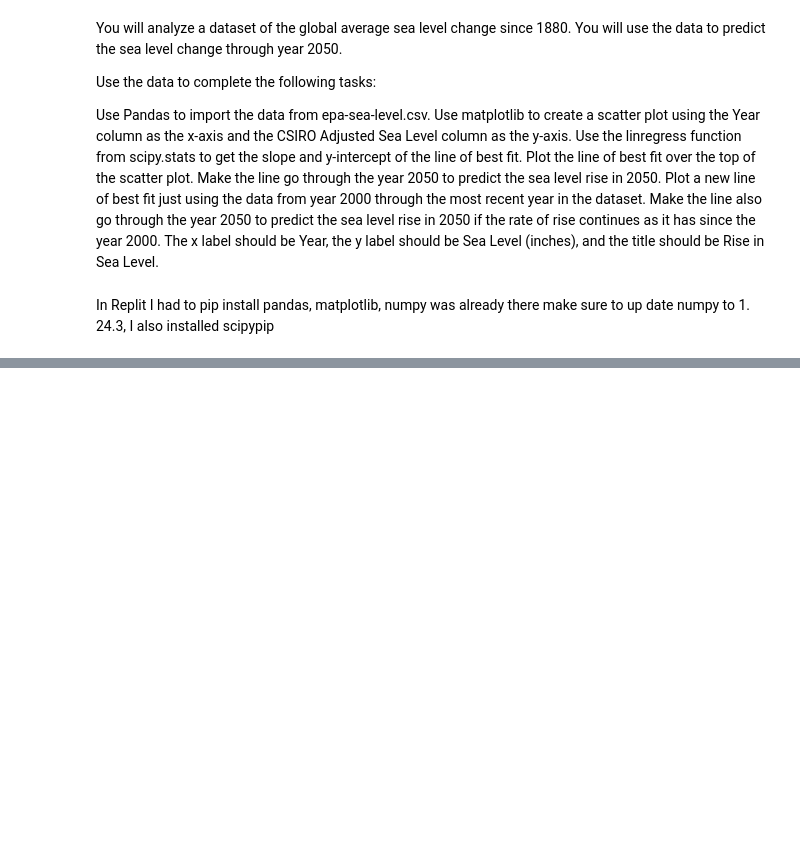
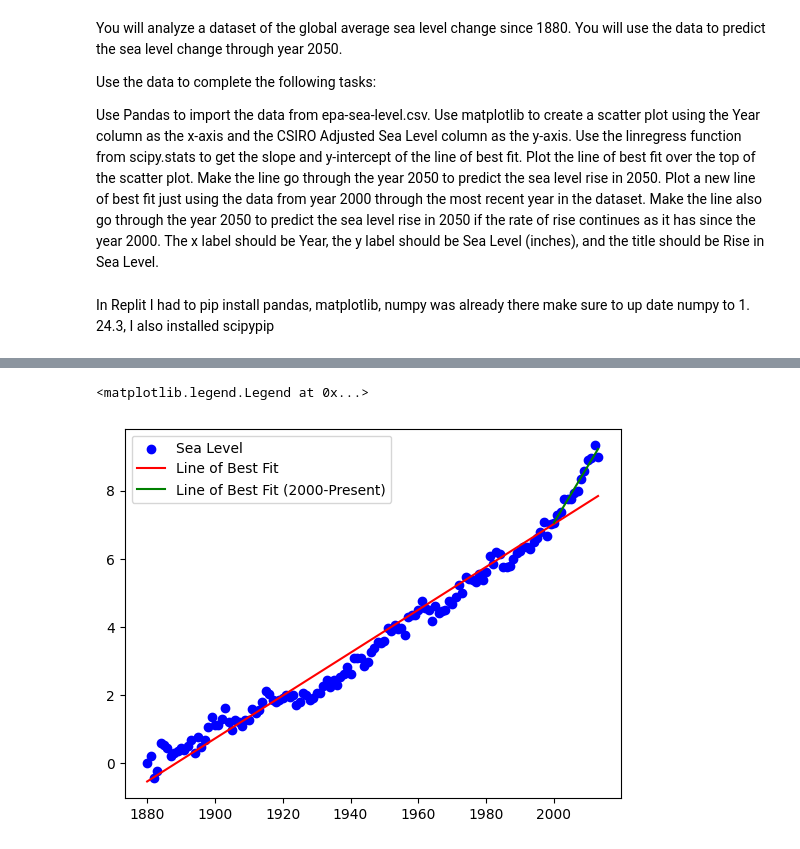
Before and after one commit to mrwoodzi/Data_Science_Certs_Progress, a Jupyter notebook: python_for_everybody/Data_Analysis_with_Python_Cert/Jupyter_Lab_Notes/Project_5.ipynb, the cells around one changed output, grey strips where cells are left out. Drawn from its saved outputs; the diff is of its cells as text; code cells hidden in the pictures; blank space fills up the shorter version.

```diff
--- a/python_for_everybody/Data_Analysis_with_Python_Cert/Jupyter_Lab_Notes/Project_5.ipynb
+++ b/python_for_everybody/Data_Analysis_with_Python_Cert/Jupyter_Lab_Notes/Project_5.ipynb
@@ -97,0 +168,29 @@ plt.legend()
+# %%
+df = pd.read_csv('epa-sea-level.csv')
+
+# Create scatter plot
+plt.scatter(df['Year'], df['CSIRO Adjusted Sea Level'], color='blue', label='Sea Level')
+
+# Perform linear regression for all data
+slope, intercept, r_value, p_value, std_err = linregress(df['Year'], df['CSIRO Adjusted Sea Level'])
+
+# Predict sea level rise in 2050 for all data
+year_2050 = 2050
+sea_level_2050 = slope * year_2050 + intercept
+
+# Plot line of best fit for all data
+plt.plot(df['Year'], slope * df['Year'] + intercept, color='red', label='Line of Best Fit')
+
+# Perform linear regression for data since year 2000
+df_recent = df[df['Year'] >= 2000]
+slope_recent, intercept_recent, r_value_recent, p_value_recent, std_err_recent = linregress(df_recent['Year'], df_recent['CSIRO Adjusted Sea Level'])
+
+# Predict sea level rise in 2050 for recent data
+sea_level_2050_recent = slope_recent * year_2050 + intercept_recent
+
+# Plot line of best fit for recent data
+plt.plot(df_recent['Year'], slope_recent * df_recent['Year'] + intercept_recent, color='green', label='Line of Best Fit (2000-Present)')
+plt.legend()
+# %% [output]
+<matplotlib.legend.Legend at 0x...>
+[figure, added]
```
Also changed, not shown: parts of 5 cells of this notebook.
